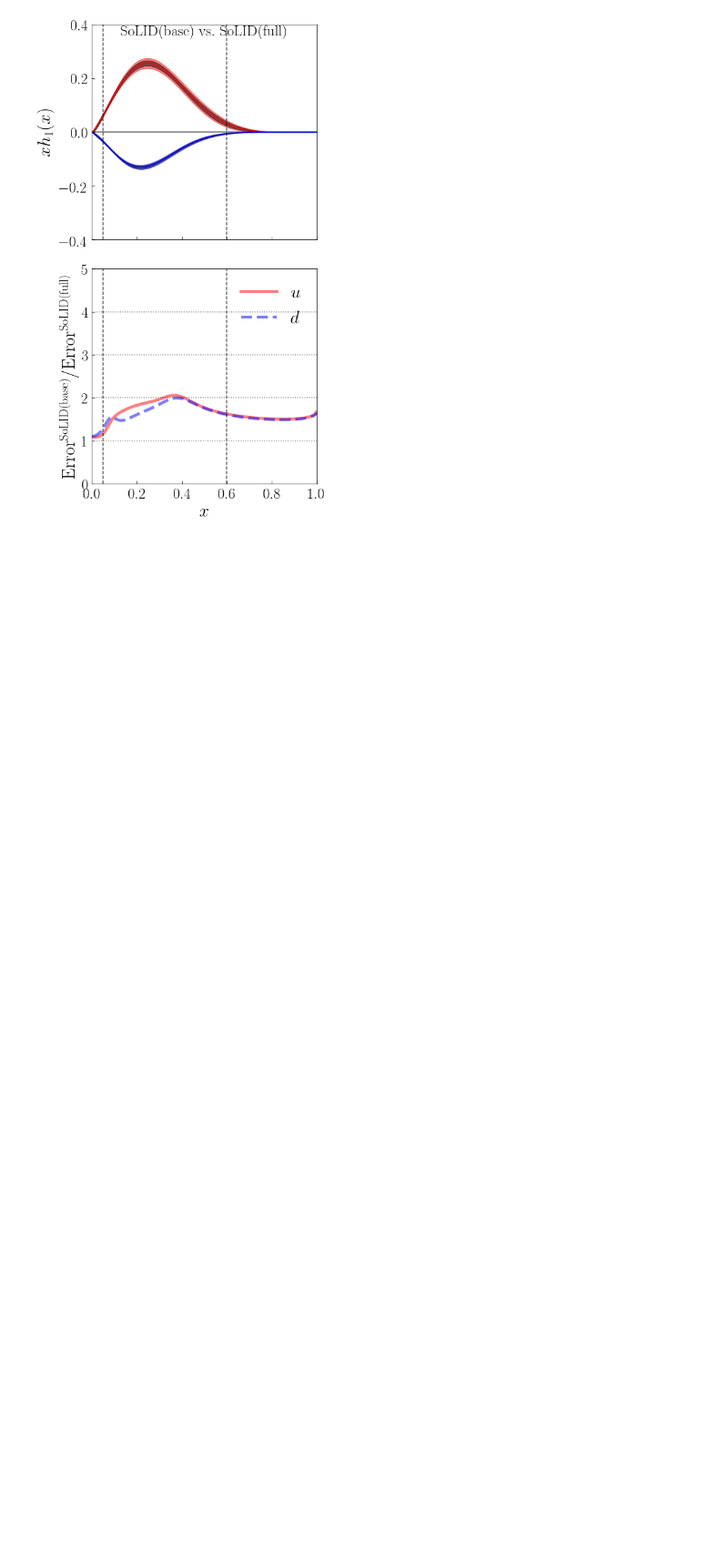
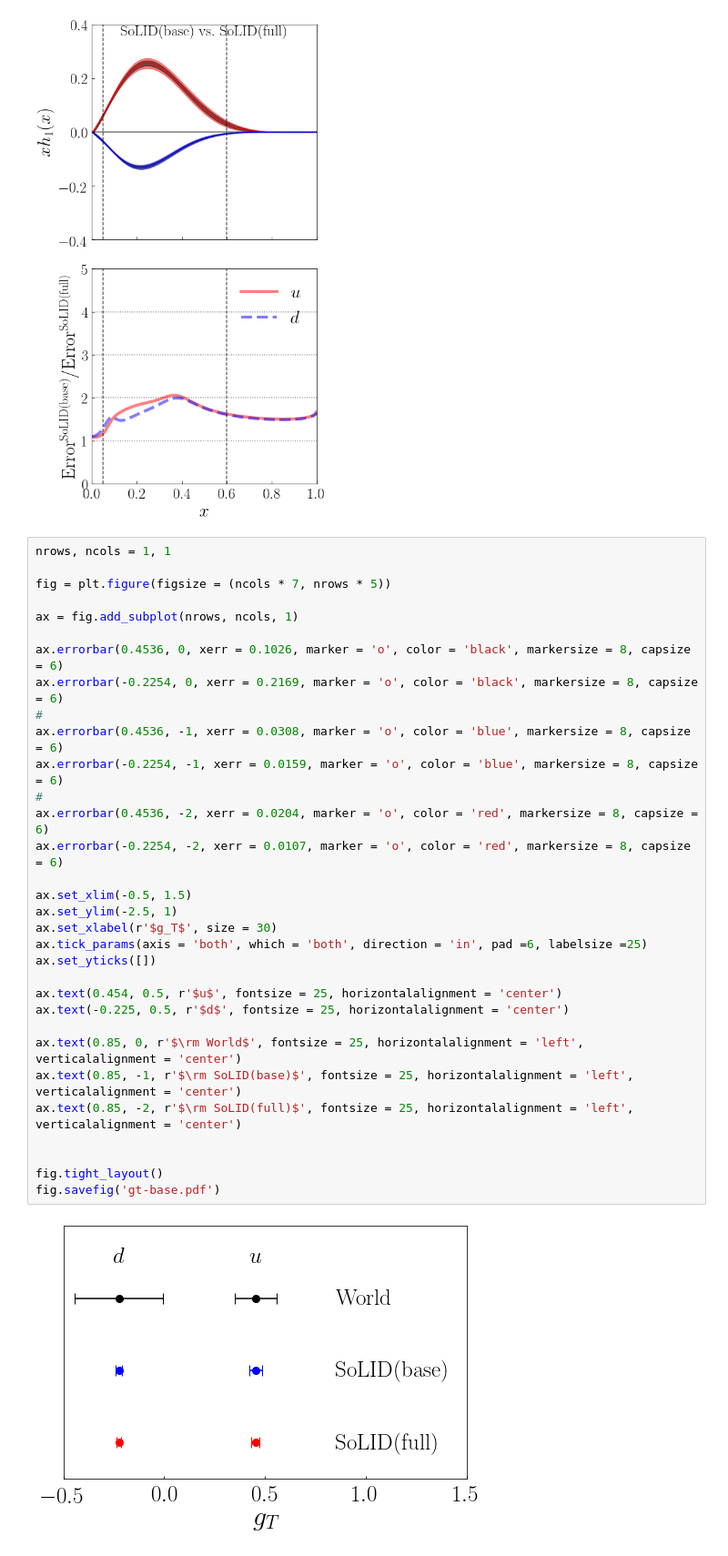
Before and after one commit to nathalysns/LiuSIDIS, a Jupyter notebook: SoLID/urgent/fit/Untitled.ipynb, the cells around one changed output. Shown at 91% size. Saved outputs shown, nothing was run; the diff lists cells and outputs as text; blank space fills up the shorter version.

```diff
--- a/SoLID/urgent/fit/Untitled.ipynb
+++ b/SoLID/urgent/fit/Untitled.ipynb
@@ -168,3 +168,37 @@ fig.tight_layout()
 fig.savefig("full-base.pdf")
 # %% [output]
 [figure]
+# %%
+nrows, ncols = 1, 1
+
+fig = plt.figure(figsize = (ncols * 7, nrows * 5))
+
+ax = fig.add_subplot(nrows, ncols, 1)
+
+ax.errorbar(0.4536, 0, xerr = 0.1026, marker = 'o', color = 'black', markersize = 8, capsize = 6)
+ax.errorbar(-0.2254, 0, xerr = 0.2169, marker = 'o', color = 'black', markersize = 8, capsize = 6)
+#
+ax.errorbar(0.4536, -1, xerr = 0.0308, marker = 'o', color = 'blue', markersize = 8, capsize = 6)
+ax.errorbar(-0.2254, -1, xerr = 0.0159, marker = 'o', color = 'blue', markersize = 8, capsize = 6)
+#
+ax.errorbar(0.4536, -2, xerr = 0.0204, marker = 'o', color = 'red', markersize = 8, capsize = 6)
+ax.errorbar(-0.2254, -2, xerr = 0.0107, marker = 'o', color = 'red', markersize = 8, capsize = 6)
+
+ax.set_xlim(-0.5, 1.5)
+ax.set_ylim(-2.5, 1)
+ax.set_xlabel(r'$g_T$', size = 30)
+ax.tick_params(axis = 'both', which = 'both', direction = 'in', pad =6, labelsize =25)
+ax.set_yticks([])
+
+ax.text(0.454, 0.5, r'$u$', fontsize = 25, horizontalalignment = 'center')
+ax.text(-0.225, 0.5, r'$d$', fontsize = 25, horizontalalignment = 'center')
+
+ax.text(0.85, 0, r'$\rm World$', fontsize = 25, horizontalalignment = 'left', verticalalignment = 'center')
+ax.text(0.85, -1, r'$\rm SoLID(base)$', fontsize = 25, horizontalalignment = 'left', verticalalignment = 'center')
+ax.text(0.85, -2, r'$\rm SoLID(full)$', fontsize = 25, horizontalalignment = 'left', verticalalignment = 'center')
+
+
+fig.tight_layout()
+fig.savefig('gt-base.pdf')
+# %% [output]
+[figure, added]
```
Also changed, not shown: 1 other file.
